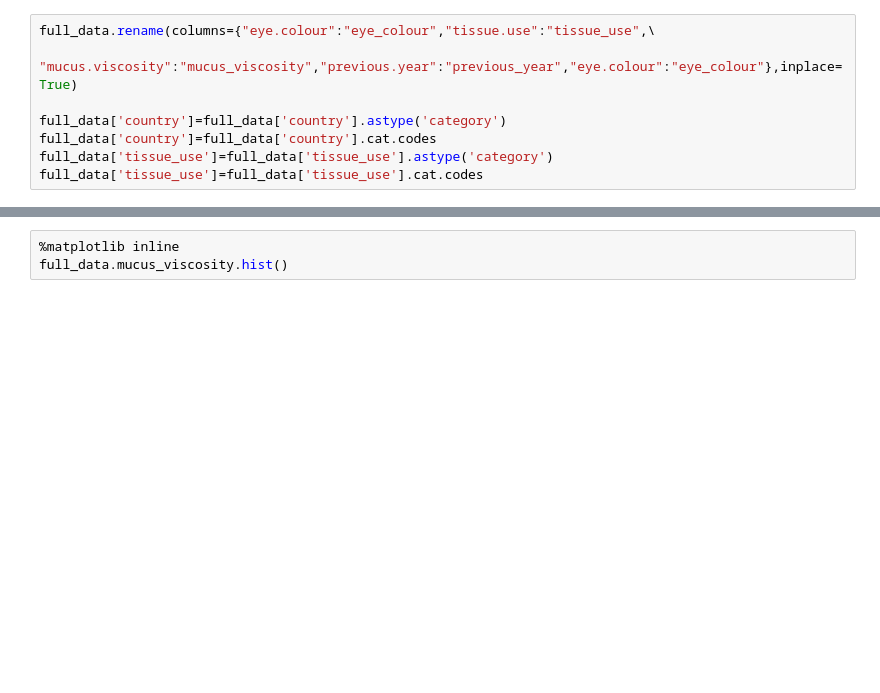
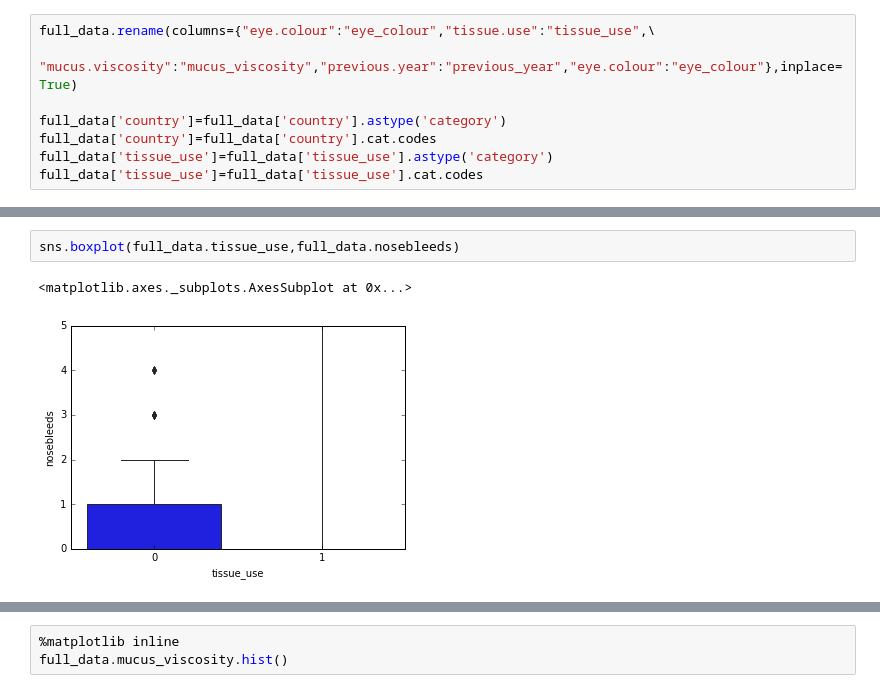
Before and after one commit to sr33kant/nasalMVS, a Jupyter notebook: BayerMVNS.ipynb, the cells around one changed output, grey strips where cells are left out. Drawn from its saved outputs; the diff is of its cells as text; blank space fills up the shorter version.

```diff
--- a/BayerMVNS.ipynb
+++ b/BayerMVNS.ipynb
@@ -29,0 +41,5 @@ full_data.drop(['eye_colour'],axis=1)
+# %%
+sns.boxplot(full_data.tissue_use,full_data.nosebleeds)
+# %% [output]
+<matplotlib.axes._subplots.AxesSubplot at 0x...>
+[figure, added]
```
Also changed, not shown: parts of 12 cells of this notebook.
